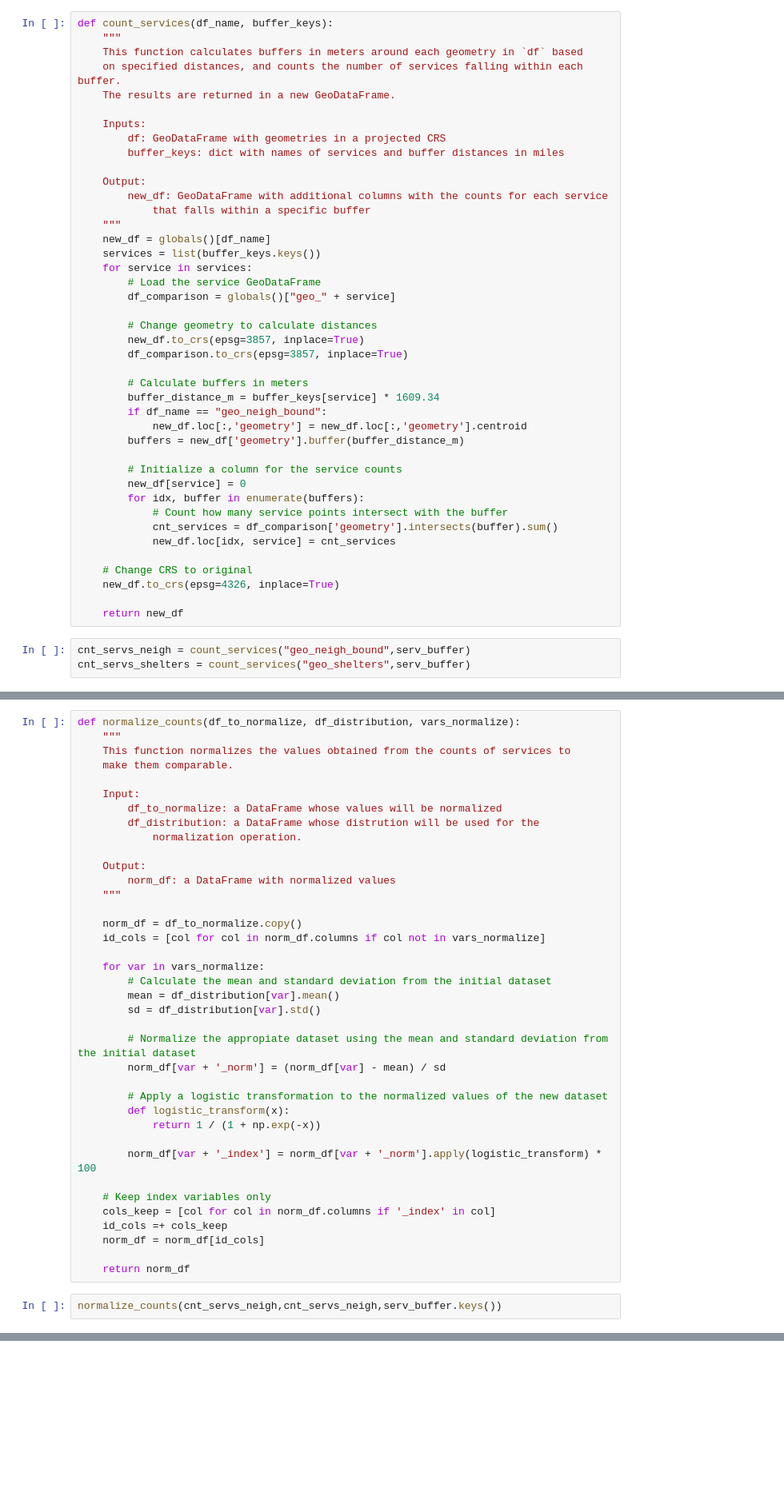
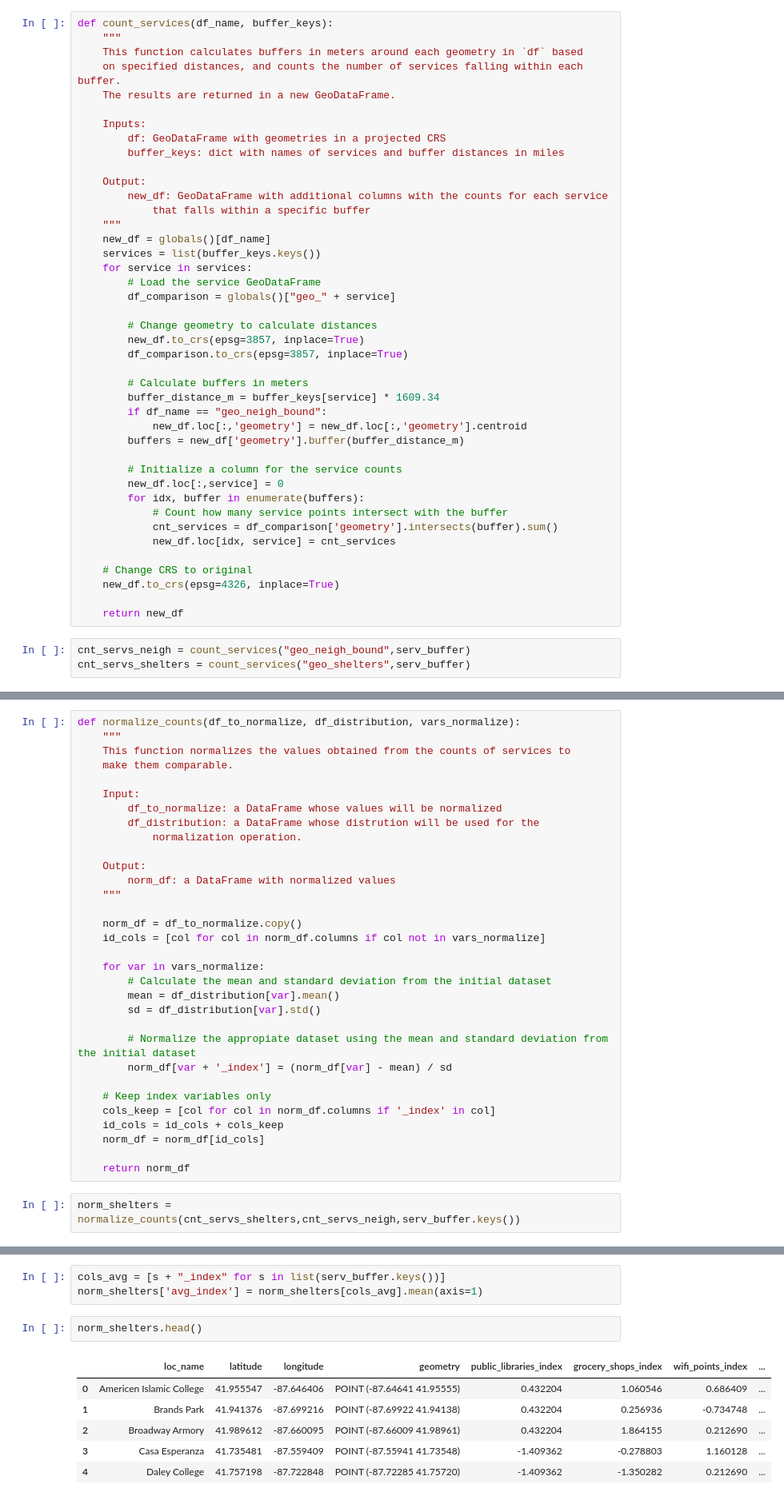
Before and after one commit to ssegovba/migration-chicago, a Jupyter notebook: notebooks/migration_map.ipynb, the cells around one changed output, grey strips where cells are left out. Shown at 80% size. Drawn from its saved outputs; the diff is of its cells as text; blank space fills up the shorter version.

Commit message:
Create individual and aggregate index

```diff
--- a/notebooks/migration_map.ipynb
+++ b/notebooks/migration_map.ipynb
@@ -181,7 +181,7 @@ def count_services(df_name, buffer_keys):
         buffers = new_df['geometry'].buffer(buffer_distance_m)
 
         # Initialize a column for the service counts
-        new_df[service] = 0
+        new_df.loc[:,service] = 0
         for idx, buffer in enumerate(buffers):
             # Count how many service points intersect with the buffer
             cnt_services = df_comparison['geometry'].intersects(buffer).sum()
@@ -229,19 +222,13 @@ def normalize_counts(df_to_normalize, df_distribution, vars_normalize):
         sd = df_distribution[var].std()
 
         # Normalize the appropiate dataset using the mean and standard deviation from the initial dataset
-        norm_df[var + '_norm'] = (norm_df[var] - mean) / sd
-
-        # Apply a logistic transformation to the normalized values of the new dataset
-        def logistic_transform(x):
-            return 1 / (1 + np.exp(-x))
-
-        norm_df[var + '_index'] = norm_df[var + '_norm'].apply(logistic_transform) * 100
+        norm_df[var + '_index'] = (norm_df[var] - mean) / sd
 
     # Keep index variables only
     cols_keep = [col for col in norm_df.columns if '_index' in col]
-    id_cols =+ cols_keep
+    id_cols = id_cols + cols_keep
     norm_df = norm_df[id_cols]
 
     return norm_df
 # %%
-normalize_counts(cnt_servs_neigh,cnt_servs_neigh,serv_buffer.keys())
+norm_shelters = normalize_counts(cnt_servs_shelters,cnt_servs_neigh,serv_buffer.keys())
@@ -261,0 +239,12 @@ normalize_counts(cnt_servs_neigh,cnt_servs_neigh,serv_buffer.keys())
+# %%
+cols_avg = [s + "_index" for s in list(serv_buffer.keys())]
+norm_shelters['avg_index'] = norm_shelters[cols_avg].mean(axis=1)
+# %%
+norm_shelters.head()
+# %% [output]
+|  | loc_name | latitude | longitude | geometry | public_libraries_index | grocery_shops_index | wifi_points_index | ... |
+| 0 | Americen Islamic College | 41.955547 | -87.646406 | POINT (-87.64641 41.95555) | 0.432204 | 1.060546 | 0.686409 | ... |
+| 1 | Brands Park | 41.941376 | -87.699216 | POINT (-87.69922 41.94138) | 0.432204 | 0.256936 | -0.734748 | ... |
+| 2 | Broadway Armory | 41.989612 | -87.660095 | POINT (-87.66009 41.98961) | 0.432204 | 1.864155 | 0.212690 | ... |
+| 3 | Casa Esperanza | 41.735481 | -87.559409 | POINT (-87.55941 41.73548) | -1.409362 | -0.278803 | 1.160128 | ... |
+| 4 | Daley College | 41.757198 | -87.722848 | POINT (-87.72285 41.75720) | -1.409362 | -1.350282 | 0.212690 | ... |
```
Also changed, not shown: parts of 11 cells of this notebook.
